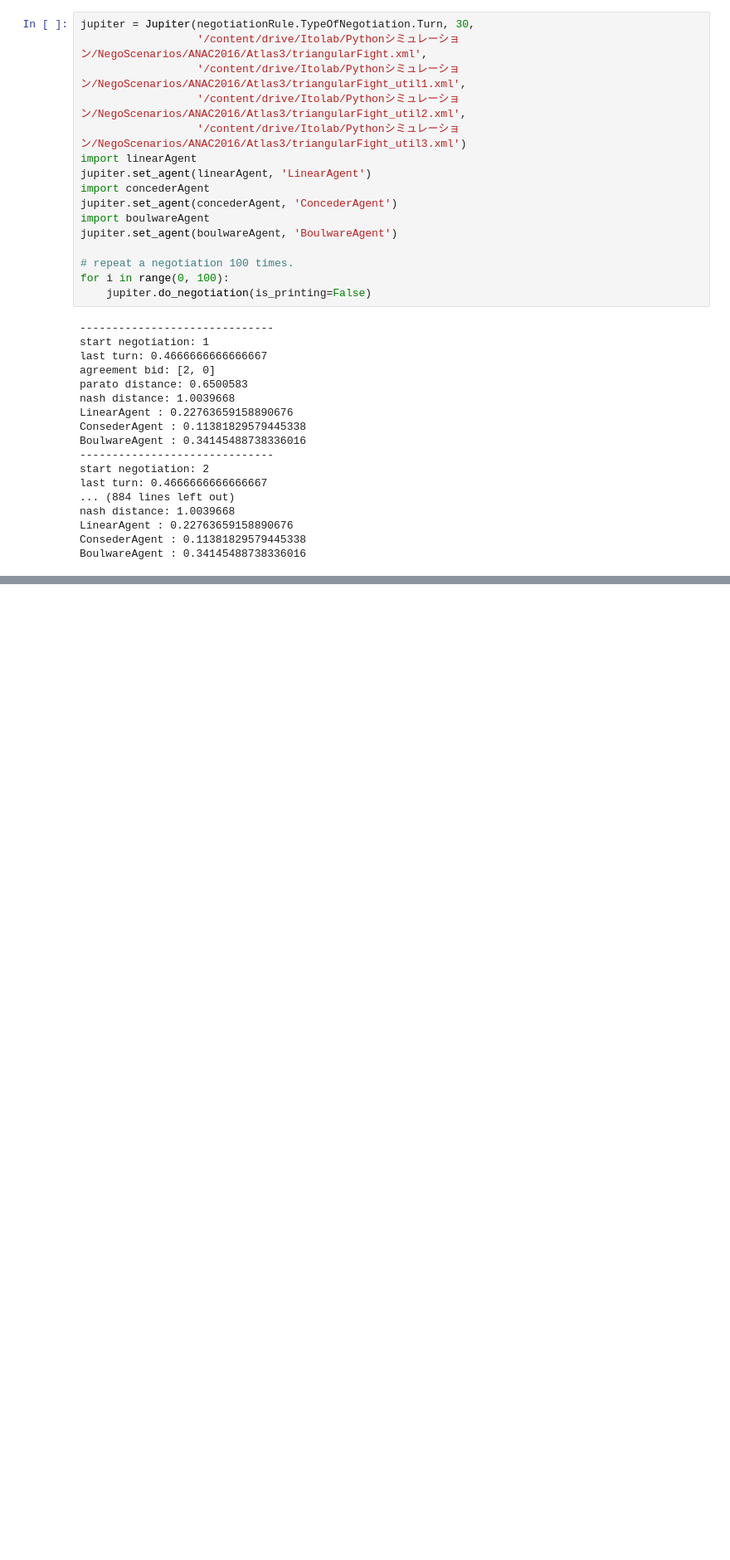
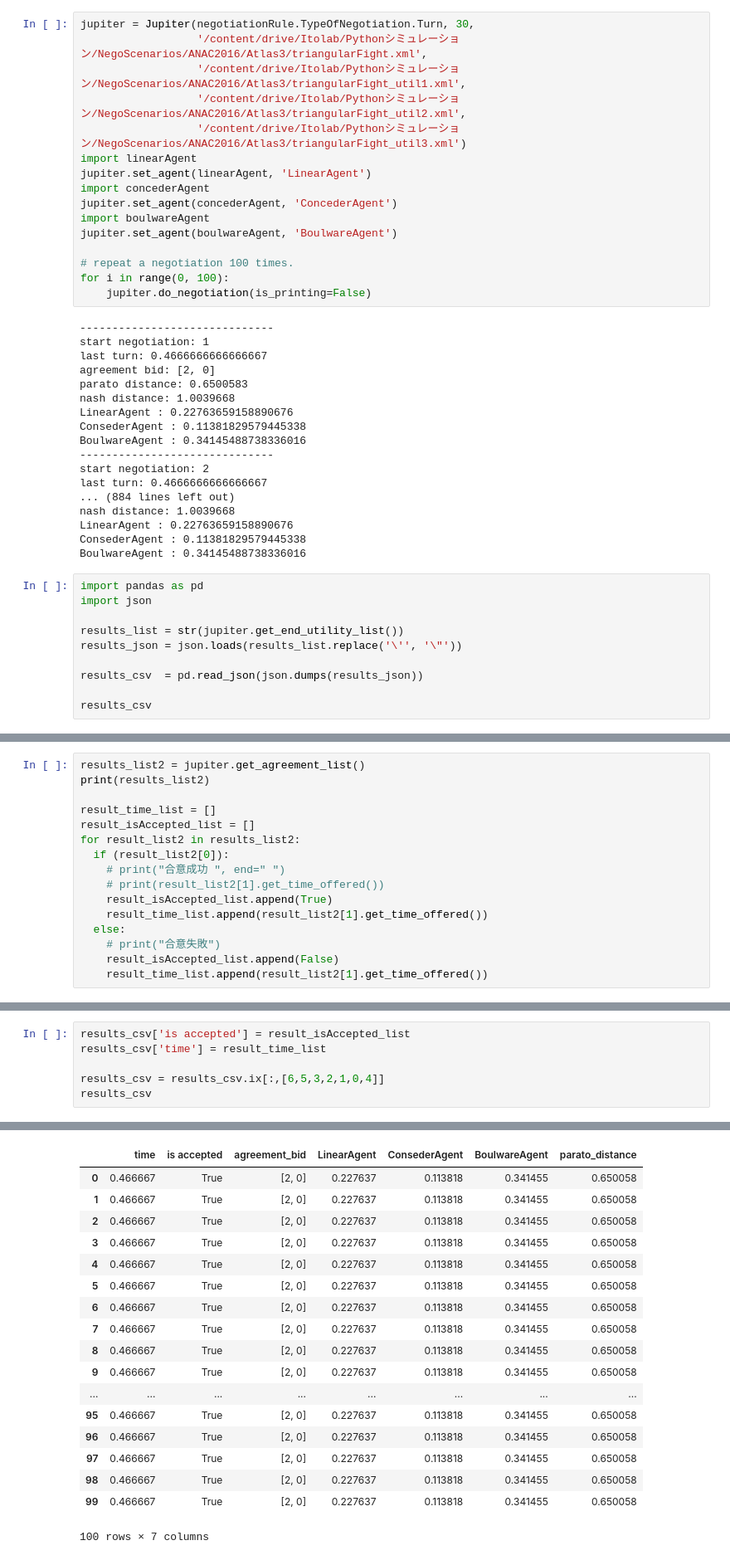
Before and after one commit to farma11/Make_Meta-Strategy, a Jupyter notebook: Jupiterの導入.ipynb, the cells around one changed output, grey strips where cells are left out. Shown at 83% size. Drawn from its saved outputs; the diff is of its cells as text; blank space fills up the shorter version.

```diff
--- a/Jupiterの導入.ipynb
+++ b/Jupiterの導入.ipynb
@@ -209,3 +213,13 @@ nash distance: 1.0039668
 LinearAgent : 0.22763659158890676
 ConsederAgent : 0.11381829579445338
 BoulwareAgent : 0.34145488738336016
+# %%
+import pandas as pd
+import json
+
+results_list = str(jupiter.get_end_utility_list())
+results_json = json.loads(results_list.replace('\'', '\"'))
+
+results_csv  = pd.read_json(json.dumps(results_json))
+
+results_csv
@@ -211,0 +245,16 @@ BoulwareAgent : 0.34145488738336016
+# %%
+results_list2 = jupiter.get_agreement_list()
+print(results_list2)
+
+result_time_list = []
+result_isAccepted_list = []
+for result_list2 in results_list2:
+  if (result_list2[0]):
+    # print("合意成功 ", end=" ")
+    # print(result_list2[1].get_time_offered())
+    result_isAccepted_list.append(True)
+    result_time_list.append(result_list2[1].get_time_offered())
+  else:
+    # print("合意失敗")
+    result_isAccepted_list.append(False)
+    result_time_list.append(result_list2[1].get_time_offered())
@@ -211,0 +268,7 @@ BoulwareAgent : 0.34145488738336016
+# %%
+results_csv['is accepted'] = result_isAccepted_list
+results_csv['time'] = result_time_list
+
+results_csv = results_csv.ix[:,[6,5,3,2,1,0,4]]
+results_csv
+# %% [output]
@@ -211,0 +282,18 @@ BoulwareAgent : 0.34145488738336016
+|  | time | is accepted | agreement_bid | LinearAgent | ConsederAgent | BoulwareAgent | parato_distance |
+| 0 | 0.466667 | True | [2, 0] | 0.227637 | 0.113818 | 0.341455 | 0.650058 |
+| 1 | 0.466667 | True | [2, 0] | 0.227637 | 0.113818 | 0.341455 | 0.650058 |
+| 2 | 0.466667 | True | [2, 0] | 0.227637 | 0.113818 | 0.341455 | 0.650058 |
+| 3 | 0.466667 | True | [2, 0] | 0.227637 | 0.113818 | 0.341455 | 0.650058 |
+| 4 | 0.466667 | True | [2, 0] | 0.227637 | 0.113818 | 0.341455 | 0.650058 |
+| 5 | 0.466667 | True | [2, 0] | 0.227637 | 0.113818 | 0.341455 | 0.650058 |
+| 6 | 0.466667 | True | [2, 0] | 0.227637 | 0.113818 | 0.341455 | 0.650058 |
+| 7 | 0.466667 | True | [2, 0] | 0.227637 | 0.113818 | 0.341455 | 0.650058 |
+| 8 | 0.466667 | True | [2, 0] | 0.227637 | 0.113818 | 0.341455 | 0.650058 |
+| 9 | 0.466667 | True | [2, 0] | 0.227637 | 0.113818 | 0.341455 | 0.650058 |
+| ... | ... | ... | ... | ... | ... | ... | ... |
+| 95 | 0.466667 | True | [2, 0] | 0.227637 | 0.113818 | 0.341455 | 0.650058 |
+| 96 | 0.466667 | True | [2, 0] | 0.227637 | 0.113818 | 0.341455 | 0.650058 |
+| 97 | 0.466667 | True | [2, 0] | 0.227637 | 0.113818 | 0.341455 | 0.650058 |
+| 98 | 0.466667 | True | [2, 0] | 0.227637 | 0.113818 | 0.341455 | 0.650058 |
+| 99 | 0.466667 | True | [2, 0] | 0.227637 | 0.113818 | 0.341455 | 0.650058 |
+100 rows × 7 columns
```
Also changed, not shown: parts of 13 cells of this notebook.
